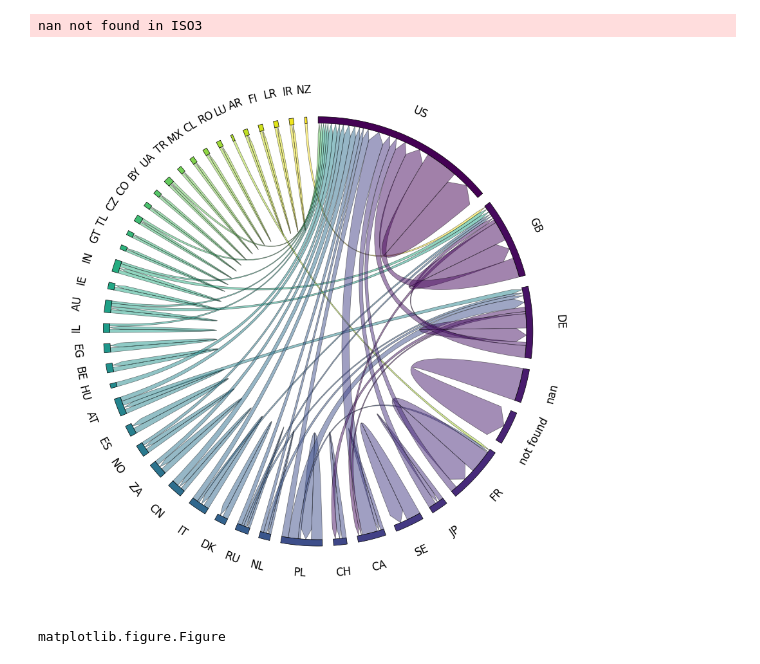
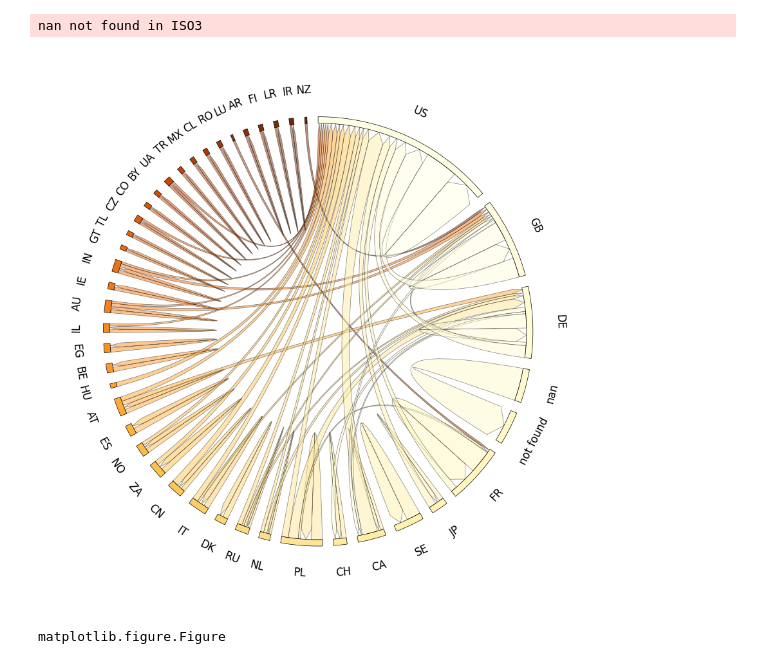
Before and after one commit to iryna-savchuk/DV_project, a Jupyter notebook: Making_Circles.ipynb, the cells around one changed output. Cells and saved outputs as stored; diff of their text form; code cells hidden in the pictures.

```diff
--- a/Making_Circles.ipynb
+++ b/Making_Circles.ipynb
@@ -92,17 +92,18 @@ nan not found in ISO3
 # %%
 circos = Circos.initialize_from_matrix(
     matrix,
     space=3,
-    cmap="viridis",
+    #cmap="viridis",
+    cmap ='YlOrBr',
     #ticks_interval=3,
     label_kws=dict(size=12, r=110),
     link_kws=dict(direction=1, ec="black", lw=0.5),
 )
 
 #print(fromto_table_df.to_string(index=False))
 fig = circos.plotfig()
 # %% [output]
-[figure, old version]
+[figure, new version]
 # %%
 type(fig)
 # %% [output]
```
Also changed, not shown: parts of 2 cells of this notebook, 6 other files.
